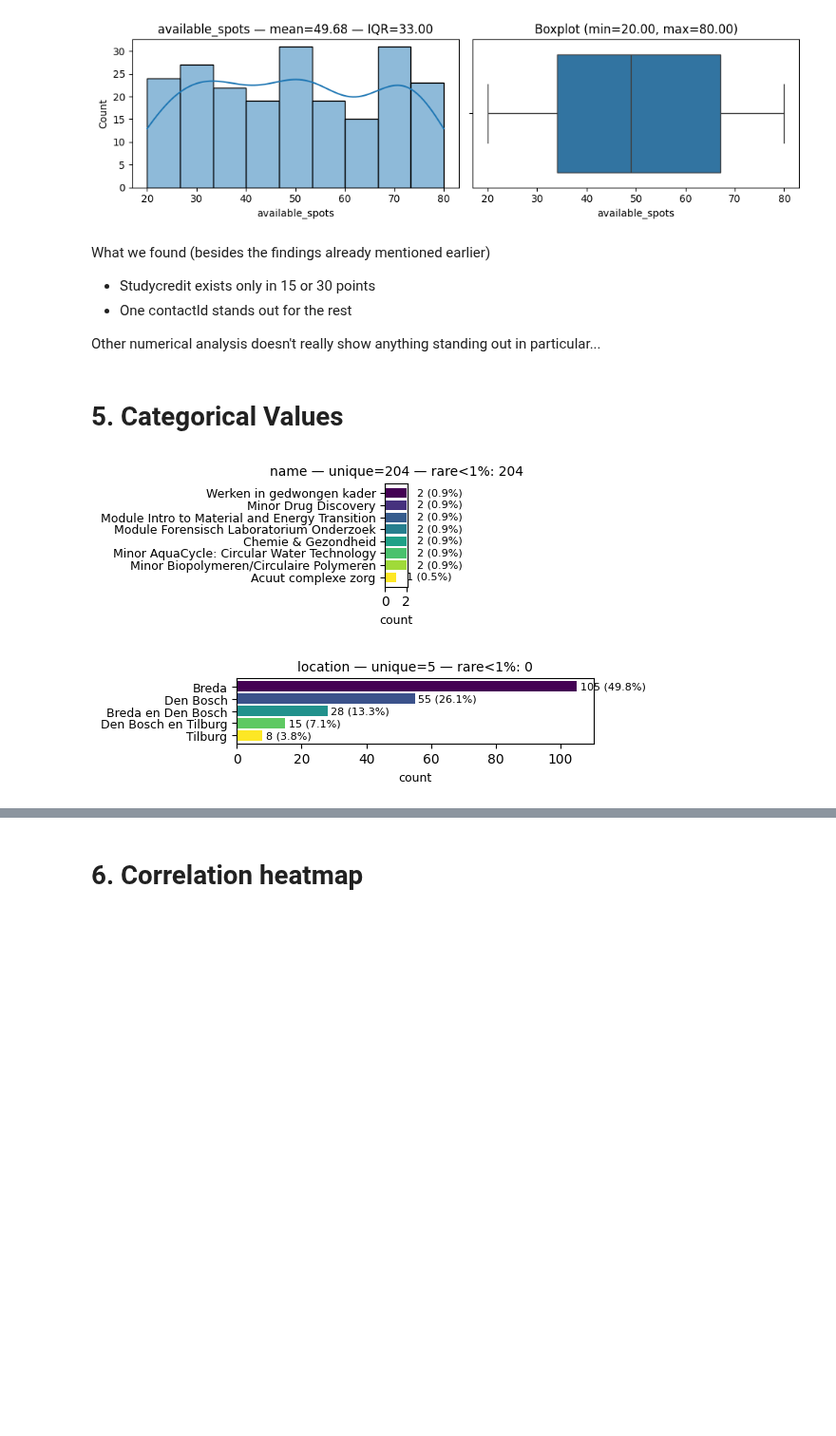
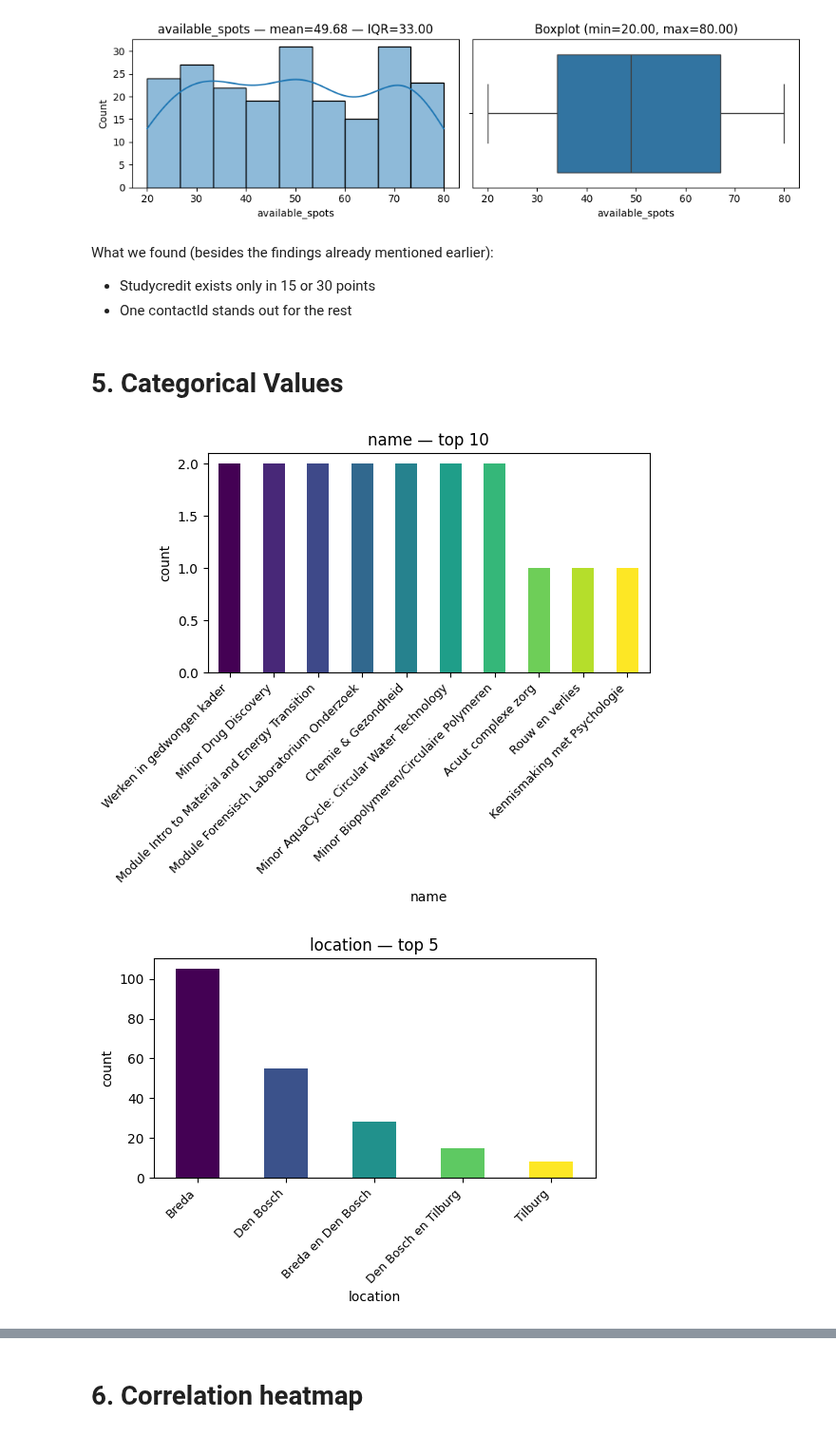
Before and after one commit to DanielvG-IT/Avans, a Jupyter notebook: Notebooks/01_data_exploration.ipynb, the cells around one changed output, grey strips where cells are left out. Shown at 95% size. Saved outputs shown, nothing was run; the diff lists cells and outputs as text; code cells hidden in the pictures; blank space fills up the shorter version.

```diff
--- a/Notebooks/01_data_exploration.ipynb
+++ b/Notebooks/01_data_exploration.ipynb
@@ -118,54 +118,39 @@ for col in num.columns:
 [figure]
 [figure]
 # %% [markdown]
-What we found (besides the findings already mentioned earlier)
+What we found (besides the findings already mentioned earlier):
 - Studycredit exists only in 15 or 30 points
 - One contactId stands out for the rest
-
-Other numerical analysis doesn't really show anything standing out in particular...
 # %% [markdown]
 # 5. Categorical Values
 # %%
-# Parameters
+# top-10 (or lower if not applicable) bar charts for categorical columns
+
+# Some categorical columns left out on purpose like shortdescription, description, etc. Not useful for bar charts. Name is used to find potential duplicates
 exclude_text_cols = ['shortdescription', 'description', 'content', 'learningoutcomes']
-top_n = 8             # fewer bars for compactness
-rare_threshold = 0.01 # <1% wordt 'rare' (fraction)
-
-# Find categorical columns (exclude long free-text columns)
 cat_cols = df.select_dtypes(include=['object', 'category']).columns.tolist()
 cat_cols = [c for c in cat_cols if c not in exclude_text_cols]
 
-total = len(df)
+top_n = 10
+
+# Shorting x-axis description otherwise too long images.
+def _shorten(s, n=50):
+    s = str(s)
+    return s if len(s) <= n else s[:47] + '...'
 
 for col in cat_cols:
-    vc = df[col].fillna('<<NA>>').value_counts(dropna=False)
-    vc_prop = vc / total
+    vc = df[col].fillna('<<NA>>').value_counts()
+    top10 = vc.head(top_n)
+    labels = [_shorten(x, 50) for x in top10.index]
 
-    # compact top-N
-    topn = vc.head(top_n)
-    rare_count = int((vc_prop < rare_threshold).sum())
+    fig, ax = plt.subplots(figsize=(6, 3))
+    colors = plt.cm.viridis(np.linspace(0, 1, len(top10)))
 
-    # compact figure
-    fig, ax = plt.subplots(figsize=(6, max(1.6, 0.25 * len(topn))))
-    colors = plt.cm.viridis(np.linspace(0, 1, len(topn)))
-
-    y = list(range(len(topn)))
-    ax.barh(y, topn.values, color=colors)
-    ax.set_yticks(y)
-    ax.set_yticklabels([str(x) for x in topn.index], fontsize=9)
-    ax.invert_yaxis()
-    ax.set_xlabel('count', fontsize=9)
-    ax.set_title(f'{col} — unique={vc.size} — rare<{int(rare_threshold*100)}%: {rare_count}', fontsize=10)
-
-    # annotate counts and percentages on the bars (compact)
-    for i, (val, cnt) in enumerate(zip(topn.index, topn.values)):
-        pct = vc_prop.get(val, 0)
-        # small offset, use max(1, 1% of largest) to avoid overlap
-        xoff = max(1, int(0.01 * max(topn.values)))
-        ax.text(cnt + xoff, i, f'{int(cnt)} ({pct:.1%})', va='center', fontsize=8)
-
-    plt.tight_layout()
+    top10.plot(kind='bar', color=colors, ax=ax)
+    ax.set_xticklabels(labels, rotation=45, ha='right', fontsize=9)
+    ax.set_title(f'{col} — top {len(top10)}')
+    ax.set_ylabel('count')
     plt.show()
 # %% [output]
-[figure, old version]
+[figure, new version]
-[figure, old version]
+[figure, new version]
```
Also changed, not shown: parts of 2 cells of this notebook.
